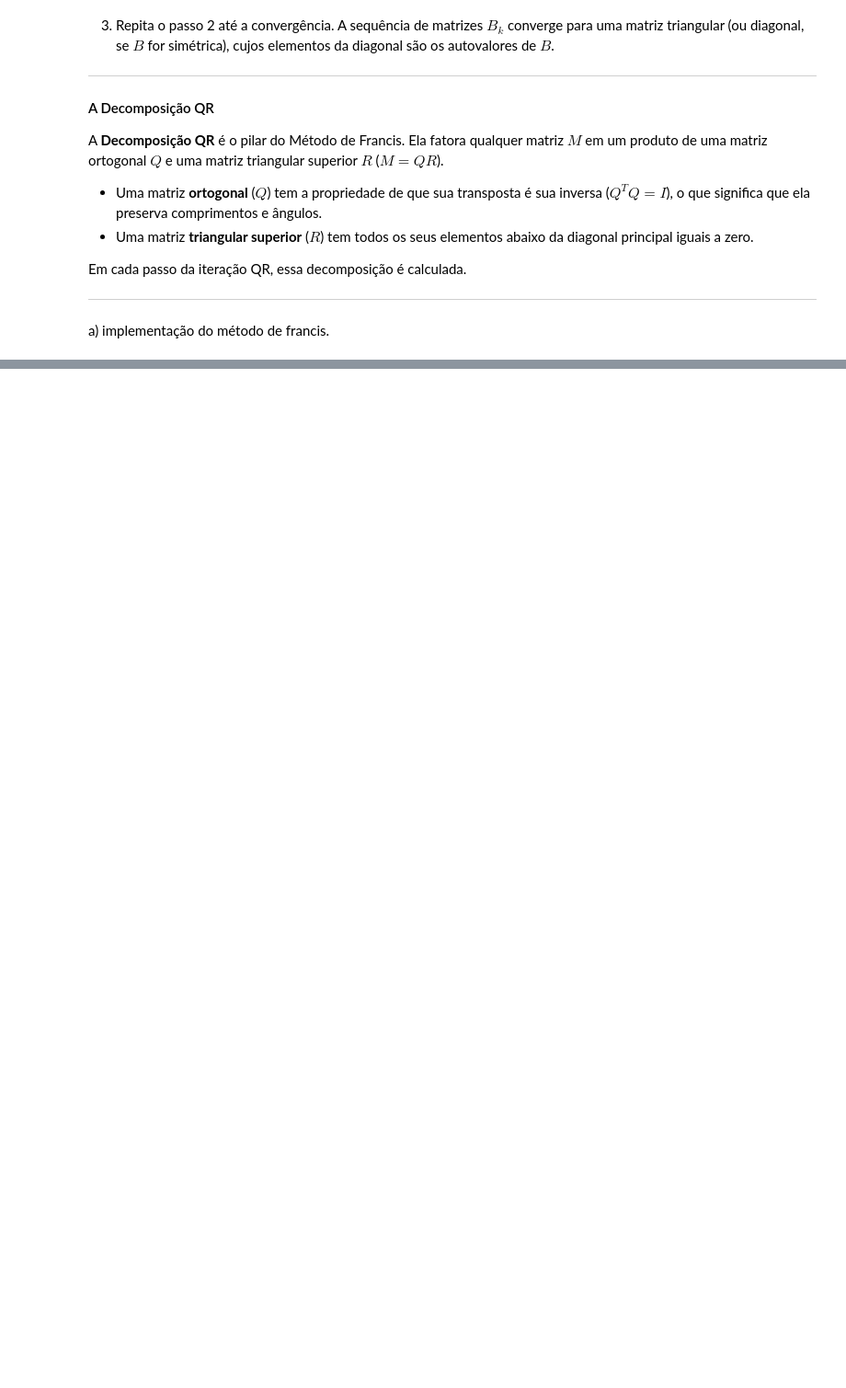
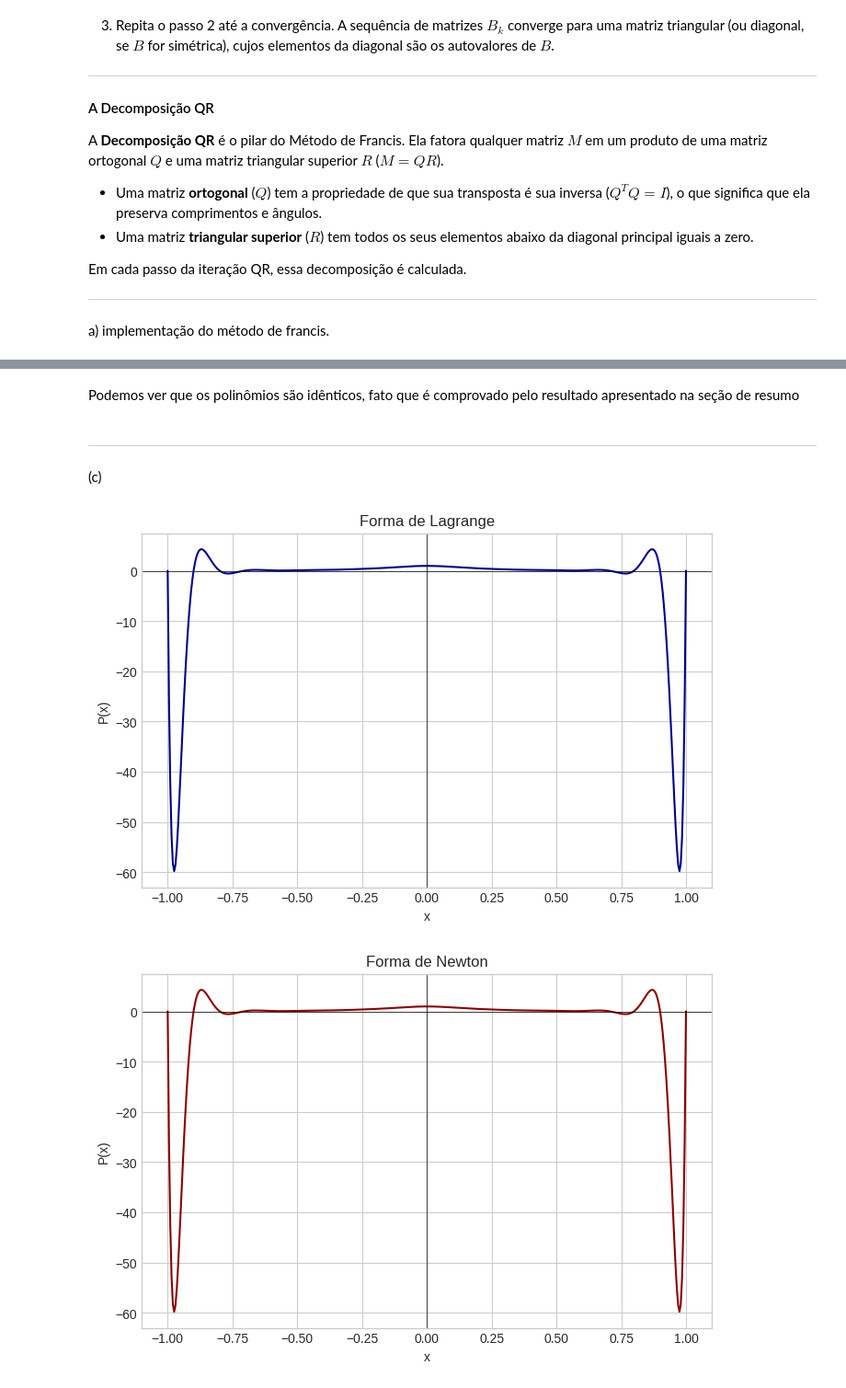
Before and after one commit to TaresuSenu/CalcNumerico, a Jupyter notebook: ThalesSenadeQueiroz+GuilhermePascoaleGodoy.ipynb, the cells around one changed output, grey strips where cells are left out. Shown at 92% size. Cells and saved outputs as stored; diff of their text form; code cells hidden in the pictures; blank space fills up the shorter version.

```diff
--- a/ThalesSenadeQueiroz+GuilhermePascoaleGodoy.ipynb
+++ b/ThalesSenadeQueiroz+GuilhermePascoaleGodoy.ipynb
@@ -591,0 +744,67 @@ def francis_qr_iteration(B, max_iter=1000, tol=1e-6):
+# %% [markdown]
+Podemos ver que os polinômios são idênticos, fato que é comprovado pelo resultado apresentado na seção de resumo
+# %% [markdown]
+---
+(c)
+# %%
+import numpy as np
+
+def f(t):
+  return 1/(1+25*t**2)
+
+n_pontos = 21
+xi = np.linspace(-1, 1, n_pontos)
+yi = f(xi)
+
+p_Lagrange = interpolacao_Lagrange(xi, yi)
+
+# Cria os valores para o eixo x no intervalo [-1, 1]
+x_valores = np.linspace(-1, 1, 400)
+
+# Calcula os valores de y correspondentes
+y_valores = p_Lagrange(x_valores)
+
+# Gera o gráfico
+plt.figure(figsize=(8, 5))
+plt.plot(x_valores, y_valores, color='darkblue')
+plt.title(f'Forma de Lagrange')
+plt.xlabel('x')
+plt.ylabel('P(x)')
+plt.grid(True)
+plt.axhline(0, color='black', linewidth=0.5)
+plt.axvline(0, color='black', linewidth=0.5)
+plt.show()
+
+
+p_Newton = interpolacao_Newton(xi, yi)
+
+y_valores = p_Newton(x_valores)
+
+# Gera o gráfico
+plt.figure(figsize=(8, 5))
+plt.plot(x_valores, y_valores, color='darkred')
+plt.title(f'Forma de Newton')
+plt.xlabel('x')
+plt.ylabel('P(x)')
+plt.grid(True)
+plt.axhline(0, color='black', linewidth=0.5)
+plt.axvline(0, color='black', linewidth=0.5)
+plt.show()
+
+
+## Gráfico da função original
+for i in range(400):
+  y_valores[i] = f(x_valores[i])
+
+plt.figure(figsize=(8, 5))
+plt.plot(x_valores, y_valores, color='black')
+plt.title(f'Função original')
+plt.xlabel('t')
+plt.ylabel('f(t)')
+plt.grid(True)
+plt.axhline(0, color='black', linewidth=0.5)
+plt.axvline(0, color='black', linewidth=0.5)
+plt.show()
+# %% [output]
+[figure, added]
+[figure, added]
```
Also changed, not shown: parts of 35 cells of this notebook.
